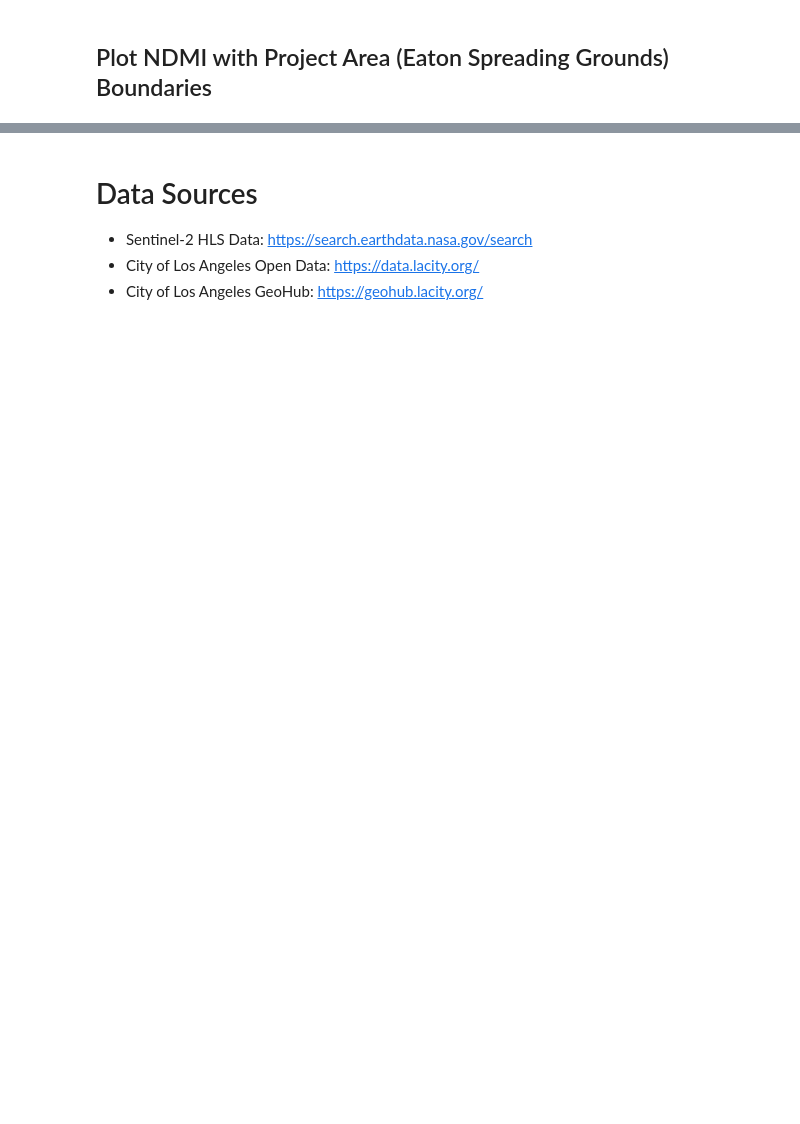
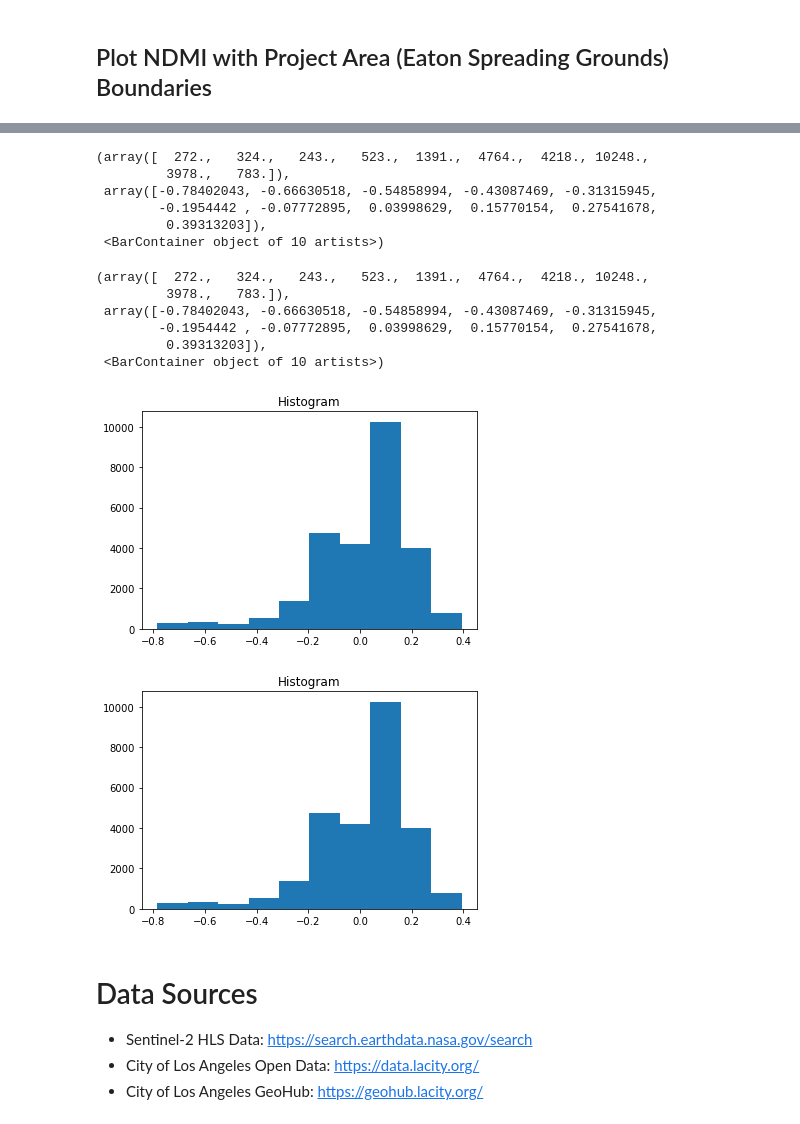
Before and after one commit to jensenwid/ea-capstone-2022, a Jupyter notebook: ea-capstone-workbook-2022.ipynb, the cells around one changed output, grey strips where cells are left out. Drawn from its saved outputs; the diff is of its cells as text; code cells hidden in the pictures; blank space fills up the shorter version.

```diff
--- a/ea-capstone-workbook-2022.ipynb
+++ b/ea-capstone-workbook-2022.ipynb
@@ -602,3 +742,20 @@ eaton_mean_ndmi_df.plot.hist()
+# %%
+xr.concat(eaton_ndmi_df["ndmi"],dim="time").plot.hist()
+# %% [output]
+(array([  272.,   324.,   243.,   523.,  1391.,  4764.,  4218., 10248.,
+         3978.,   783.]),
+ array([-0.78402043, -0.66630518, -0.54858994, -0.43087469, -0.31315945,
+        -0.1954442 , -0.07772895,  0.03998629,  0.15770154,  0.27541678,
+         0.39313203]),
+ <BarContainer object of 10 artists>)
+(array([  272.,   324.,   243.,   523.,  1391.,  4764.,  4218., 10248.,
+         3978.,   783.]),
+ array([-0.78402043, -0.66630518, -0.54858994, -0.43087469, -0.31315945,
+        -0.1954442 , -0.07772895,  0.03998629,  0.15770154,  0.27541678,
+         0.39313203]),
+ <BarContainer object of 10 artists>)
+[figure, added]
+[figure, added]
 # %% [markdown]
 # Data Sources
 
```
Also changed, not shown: parts of 13 cells of this notebook.
